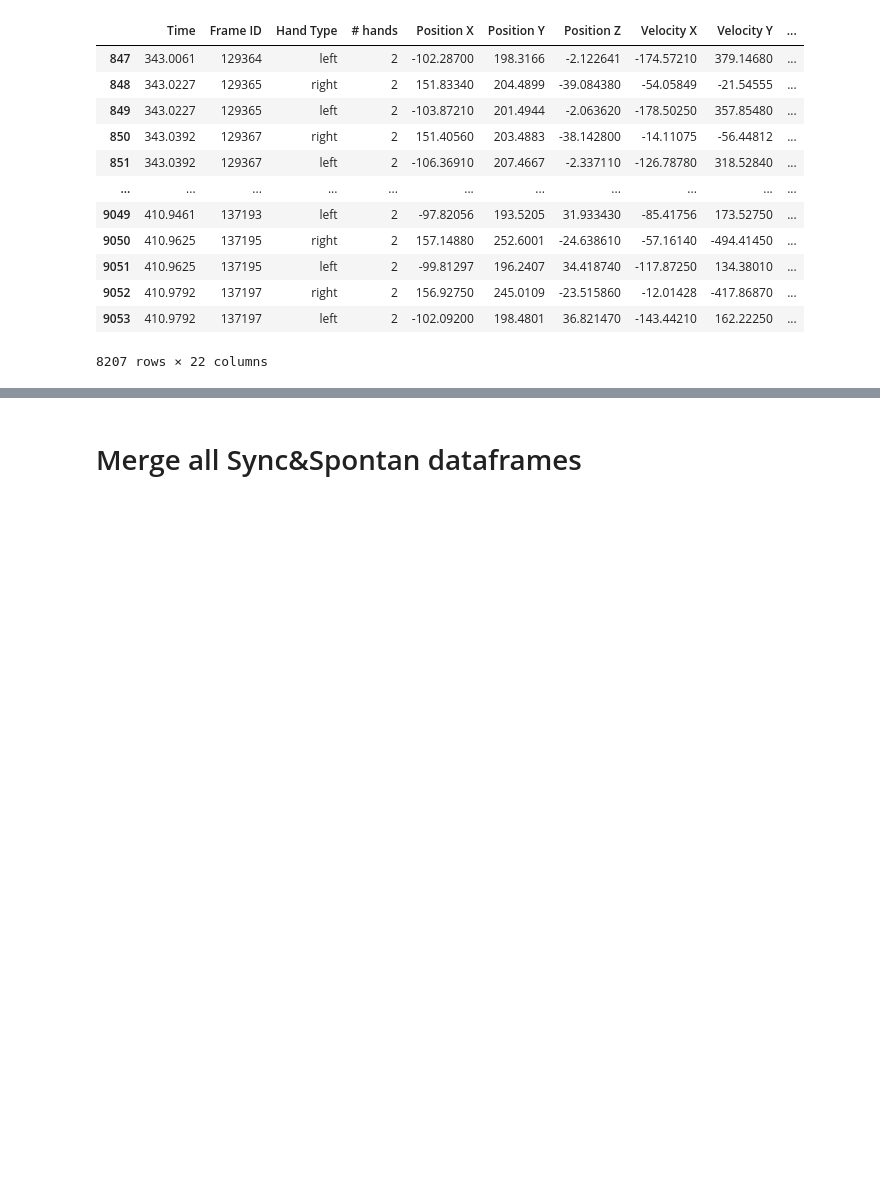
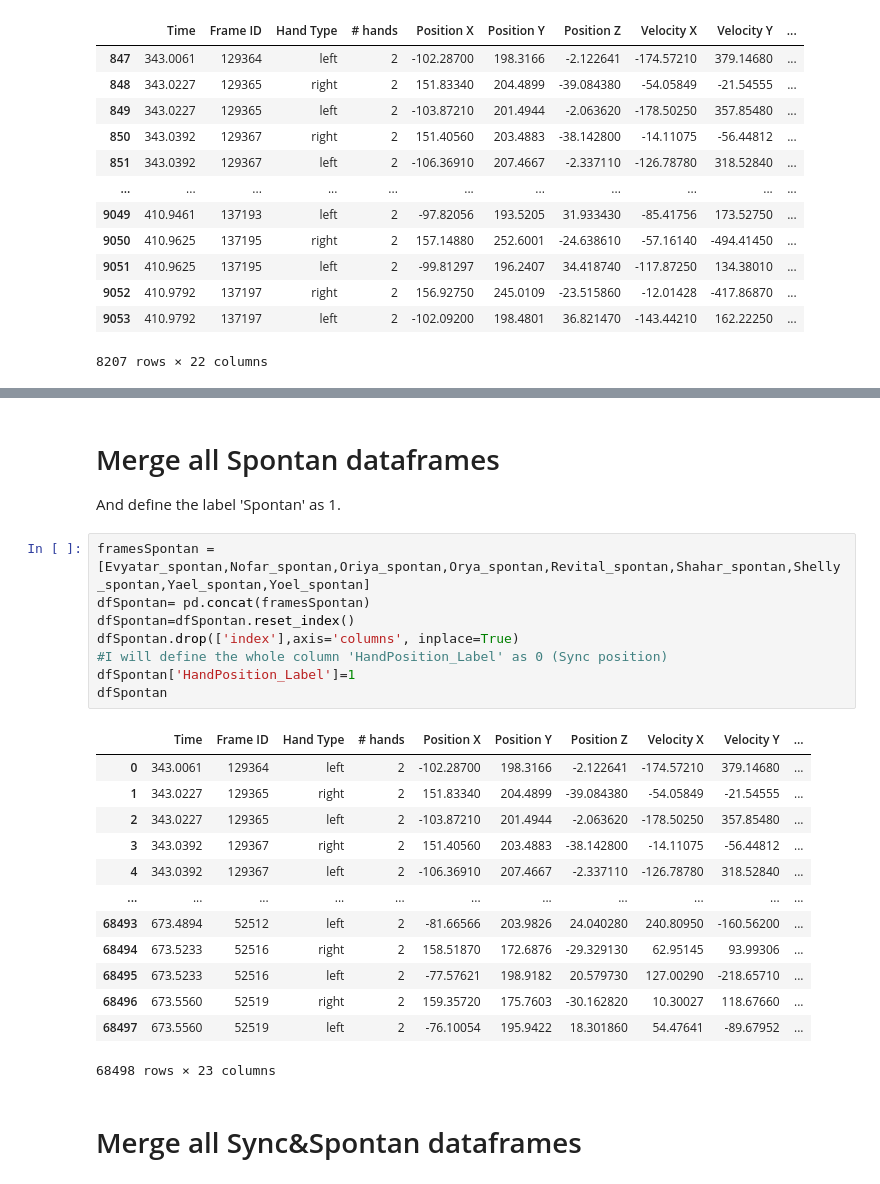
Before and after one commit to yuvalTrip/Final-Project-First-Year-Semester-B, a Jupyter notebook: Pandas- Classification work-Hands Positions.ipynb, the cells around one changed output, grey strips where cells are left out. Saved outputs shown, nothing was run; the diff lists cells and outputs as text; blank space fills up the shorter version.

```diff
--- a/Pandas- Classification work-Hands Positions.ipynb
+++ b/Pandas- Classification work-Hands Positions.ipynb
@@ -170,3 +192,28 @@ HandRight=HandRight.iloc[422:]
+# %% [markdown]
+# Merge all Spontan dataframes
+And define the label 'Spontan' as 1.
+# %%
+framesSpontan = [Evyatar_spontan,Nofar_spontan,Oriya_spontan,Orya_spontan,Revital_spontan,Shahar_spontan,Shelly_spontan,Yael_spontan,Yoel_spontan]
+dfSpontan= pd.concat(framesSpontan)
+dfSpontan=dfSpontan.reset_index()
+dfSpontan.drop(['index'],axis='columns', inplace=True)
+#I will define the whole column 'HandPosition_Label' as 0 (Sync position)
+dfSpontan['HandPosition_Label']=1
+dfSpontan
+# %% [output]
+|  | Time | Frame ID | Hand Type | # hands | Position X | Position Y | Position Z | Velocity X | Velocity Y | ... |
+| 0 | 343.0061 | 129364 | left | 2 | -102.28700 | 198.3166 | -2.122641 | -174.57210 | 379.14680 | ... |
+| 1 | 343.0227 | 129365 | right | 2 | 151.83340 | 204.4899 | -39.084380 | -54.05849 | -21.54555 | ... |
+| 2 | 343.0227 | 129365 | left | 2 | -103.87210 | 201.4944 | -2.063620 | -178.50250 | 357.85480 | ... |
+| 3 | 343.0392 | 129367 | right | 2 | 151.40560 | 203.4883 | -38.142800 | -14.11075 | -56.44812 | ... |
+| 4 | 343.0392 | 129367 | left | 2 | -106.36910 | 207.4667 | -2.337110 | -126.78780 | 318.52840 | ... |
+| ... | ... | ... | ... | ... | ... | ... | ... | ... | ... | ... |
+| 68493 | 673.4894 | 52512 | left | 2 | -81.66566 | 203.9826 | 24.040280 | 240.80950 | -160.56200 | ... |
+| 68494 | 673.5233 | 52516 | right | 2 | 158.51870 | 172.6876 | -29.329130 | 62.95145 | 93.99306 | ... |
+| 68495 | 673.5233 | 52516 | left | 2 | -77.57621 | 198.9182 | 20.579730 | 127.00290 | -218.65710 | ... |
+| 68496 | 673.5560 | 52519 | right | 2 | 159.35720 | 175.7603 | -30.162820 | 10.30027 | 118.67660 | ... |
+| 68497 | 673.5560 | 52519 | left | 2 | -76.10054 | 195.9422 | 18.301860 | 54.47641 | -89.67952 | ... |
+68498 rows × 23 columns
 # %% [markdown]
 # Merge all Sync&Spontan dataframes
 # %%
```
Also changed, not shown: parts of 80 cells of this notebook.
